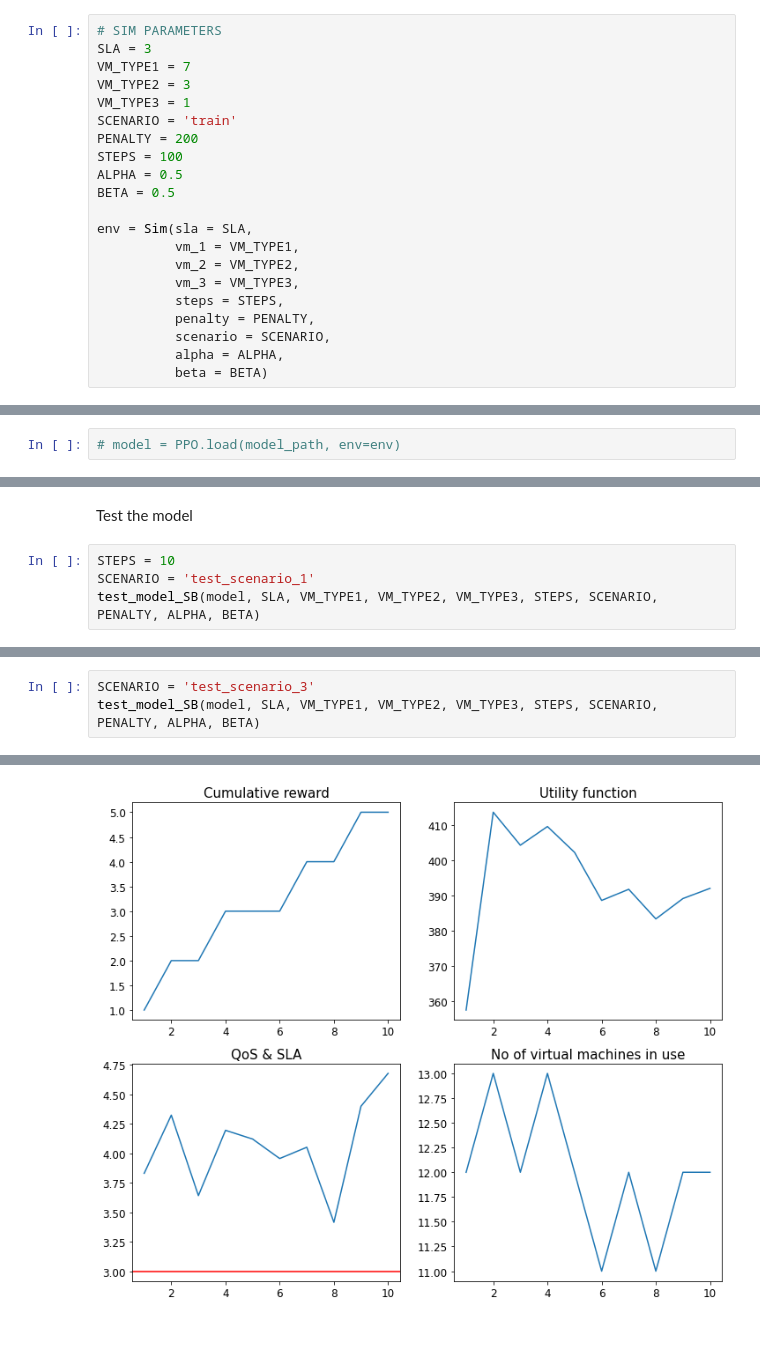
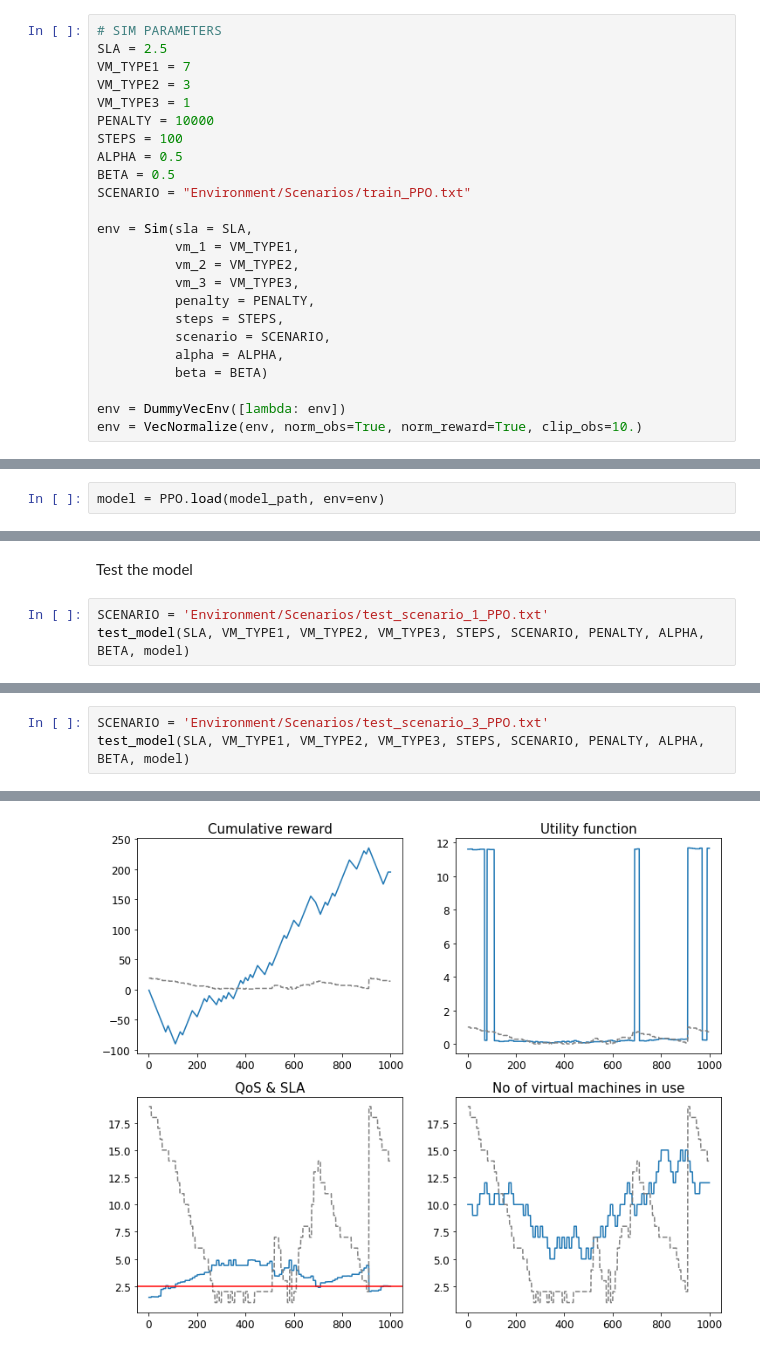
Before and after one commit to dkapczynska/Resource_management_RL, a Jupyter notebook: 03. Proximal Policy Optimization Algorithm.ipynb, the cells around one changed output, grey strips where cells are left out. Drawn from its saved outputs; the diff is of its cells as text.

```diff
--- a/03. Proximal Policy Optimization Algorithm.ipynb
+++ b/03. Proximal Policy Optimization Algorithm.ipynb
@@ -38,22 +35,25 @@ warnings.filterwarnings("ignore")
 Prepare the enviroment
 # %%
 # SIM PARAMETERS
-SLA = 3
+SLA = 2.5
 VM_TYPE1 = 7
 VM_TYPE2 = 3
 VM_TYPE3 = 1
-SCENARIO = 'train'
-PENALTY = 200
+PENALTY = 10000
 STEPS = 100
 ALPHA = 0.5
 BETA = 0.5
+SCENARIO = "Environment/Scenarios/train_PPO.txt"
 
 env = Sim(sla = SLA,
           vm_1 = VM_TYPE1,
           vm_2 = VM_TYPE2,
           vm_3 = VM_TYPE3,
+          penalty = PENALTY,
           steps = STEPS,
-          penalty = PENALTY,
           scenario = SCENARIO,
           alpha = ALPHA,
           beta = BETA)
+
+env = DummyVecEnv([lambda: env])
+env = VecNormalize(env, norm_obs=True, norm_reward=True, clip_obs=10.)
@@ -85,5 +95,5 @@ model.save(model_path)
 # %%
-# model = PPO.load(model_path, env=env)
+model = PPO.load(model_path, env=env)
 # %% [markdown]
 Evaluate the policy
 # %%
@@ -91,7 +101,6 @@ Evaluate the policy
 # %% [markdown]
 Test the model
 # %%
-STEPS = 10
-SCENARIO = 'test_scenario_1'
-test_model_SB(model, SLA, VM_TYPE1, VM_TYPE2, VM_TYPE3, STEPS, SCENARIO, PENALTY, ALPHA, BETA)
+SCENARIO = 'Environment/Scenarios/test_scenario_1_PPO.txt'
+test_model(SLA, VM_TYPE1, VM_TYPE2, VM_TYPE3, STEPS, SCENARIO, PENALTY, ALPHA, BETA, model)
 # %% [output]
@@ -114,4 +123,4 @@ Avg no of virtual machines:  10.1
 # %%
-SCENARIO = 'test_scenario_3'
-test_model_SB(model, SLA, VM_TYPE1, VM_TYPE2, VM_TYPE3, STEPS, SCENARIO, PENALTY, ALPHA, BETA)
+SCENARIO = 'Environment/Scenarios/test_scenario_3_PPO.txt'
+test_model(SLA, VM_TYPE1, VM_TYPE2, VM_TYPE3, STEPS, SCENARIO, PENALTY, ALPHA, BETA, model)
 # %% [output]
@@ -119 +128 @@ info {'Quality of Service': 4.676005513585298, 'Current cost': 395, 'Semi-stocha
-[figure, old version]
+[figure, new version]
```
Also changed, not shown: parts of 13 cells of this notebook.
